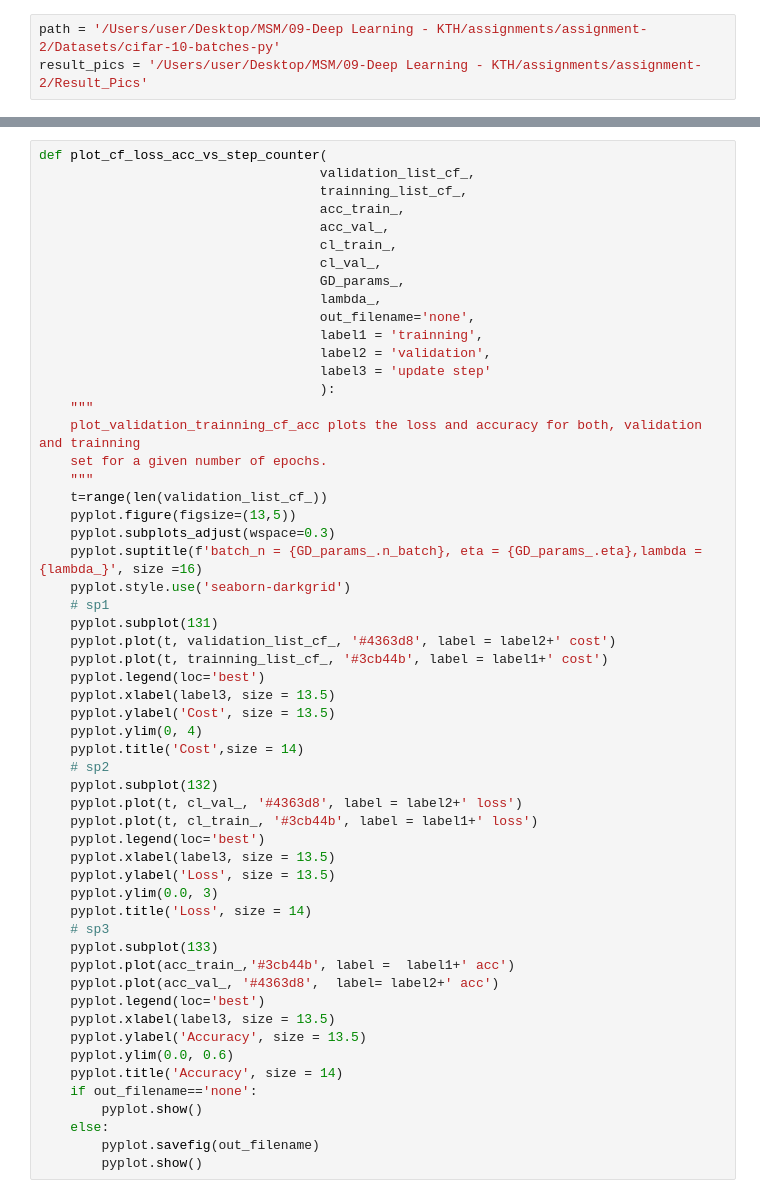
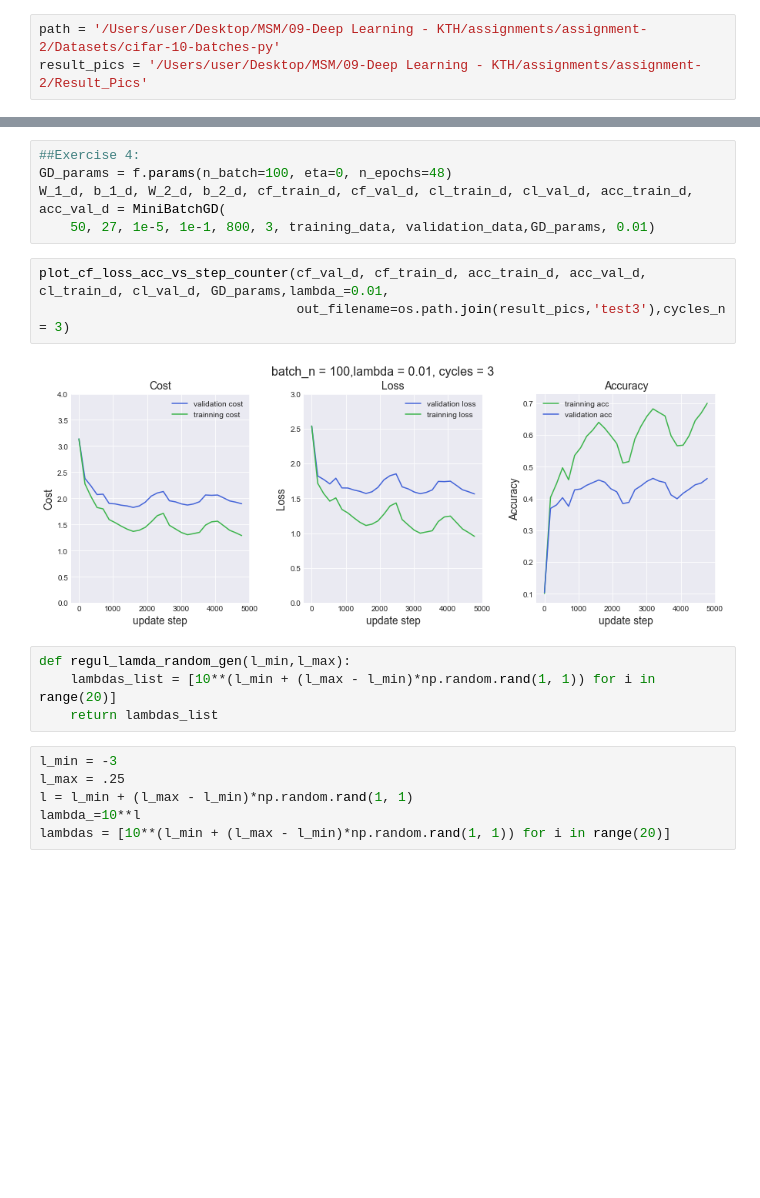
Before and after one commit to msarrias/deep-learning-KTH-DD2424, a Jupyter notebook: assignment-2/assignment-2.ipynb, the cells around one changed output, grey strips where cells are left out. Saved outputs shown, nothing was run; the diff lists cells and outputs as text; blank space fills up the shorter version.

```diff
--- a/assignment-2/assignment-2.ipynb
+++ b/assignment-2/assignment-2.ipynb
@@ -106,56 +77,20 @@ plot_cf_loss_acc_vs_step_counter(cf_val_c, cf_train_c, acc_train_c, acc_val_c, c
-# %%
-def plot_cf_loss_acc_vs_step_counter(
-                                    validation_list_cf_,
-                                    trainning_list_cf_,
-                                    acc_train_,
-                                    acc_val_,
-                                    cl_train_,
-                                    cl_val_,
-                                    GD_params_,
-                                    lambda_,
-                                    out_filename='none',
-                                    label1 = 'trainning',
-                                    label2 = 'validation',
-                                    label3 = 'update step'
-                                    ):
-    """
-    plot_validation_trainning_cf_acc plots the loss and accuracy for both, validation and trainning
-    set for a given number of epochs.
-    """
-    t=range(len(validation_list_cf_))
-    pyplot.figure(figsize=(13,5))
-    pyplot.subplots_adjust(wspace=0.3)
-    pyplot.suptitle(f'batch_n = {GD_params_.n_batch}, eta = {GD_params_.eta},lambda = {lambda_}', size =16)
-    pyplot.style.use('seaborn-darkgrid')
-    # sp1
-    pyplot.subplot(131)
-    pyplot.plot(t, validation_list_cf_, '#4363d8', label = label2+' cost')
-    pyplot.plot(t, trainning_list_cf_, '#3cb44b', label = label1+' cost')
-    pyplot.legend(loc='best')
-    pyplot.xlabel(label3, size = 13.5)
-    pyplot.ylabel('Cost', size = 13.5)
-    pyplot.ylim(0, 4)
-    pyplot.title('Cost',size = 14)
-    # sp2
-    pyplot.subplot(132)
-    pyplot.plot(t, cl_val_, '#4363d8', label = label2+' loss')
-    pyplot.plot(t, cl_train_, '#3cb44b', label = label1+' loss')
-    pyplot.legend(loc='best')
-    pyplot.xlabel(label3, size = 13.5)
-    pyplot.ylabel('Loss', size = 13.5)
-    pyplot.ylim(0.0, 3)
-    pyplot.title('Loss', size = 14)
-    # sp3
-    pyplot.subplot(133)
-    pyplot.plot(acc_train_,'#3cb44b', label =  label1+' acc')
-    pyplot.plot(acc_val_, '#4363d8',  label= label2+' acc')
-    pyplot.legend(loc='best')
-    pyplot.xlabel(label3, size = 13.5)
-    pyplot.ylabel('Accuracy', size = 13.5)
-    pyplot.ylim(0.0, 0.6)
-    pyplot.title('Accuracy', size = 14)
-    if out_filename=='none':
-        pyplot.show()
-    else:
-        pyplot.savefig(out_filename)
-        pyplot.show()
+# %%
+##Exercise 4:
+GD_params = f.params(n_batch=100, eta=0, n_epochs=48)
+W_1_d, b_1_d, W_2_d, b_2_d, cf_train_d, cf_val_d, cl_train_d, cl_val_d, acc_train_d, acc_val_d = MiniBatchGD(
+    50, 27, 1e-5, 1e-1, 800, 3, training_data, validation_data,GD_params, 0.01)
+# %%
+plot_cf_loss_acc_vs_step_counter(cf_val_d, cf_train_d, acc_train_d, acc_val_d, cl_train_d, cl_val_d, GD_params,lambda_=0.01,
+                                 out_filename=os.path.join(result_pics,'test3'),cycles_n = 3)
+# %% [output]
+[figure, added]
+# %%
+def regul_lamda_random_gen(l_min,l_max):
+    lambdas_list = [10**(l_min + (l_max - l_min)*np.random.rand(1, 1)) for i in range(20)]
+    return lambdas_list
+# %%
+l_min = -3
+l_max = .25
+l = l_min + (l_max - l_min)*np.random.rand(1, 1)
+lambda_=10**l
+lambdas = [10**(l_min + (l_max - l_min)*np.random.rand(1, 1)) for i in range(20)]
```
Also changed, not shown: parts of 35 cells of this notebook, 16 other files.
